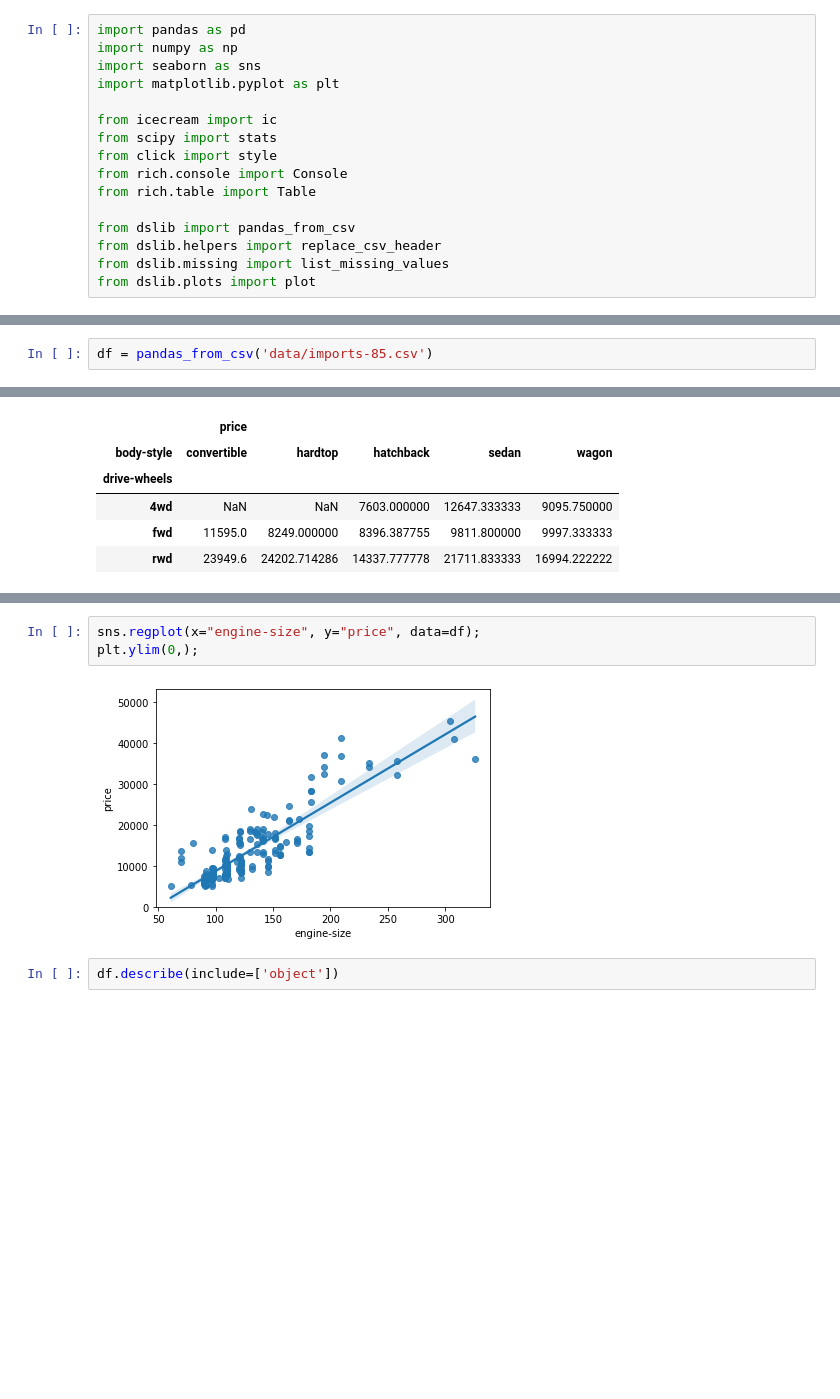
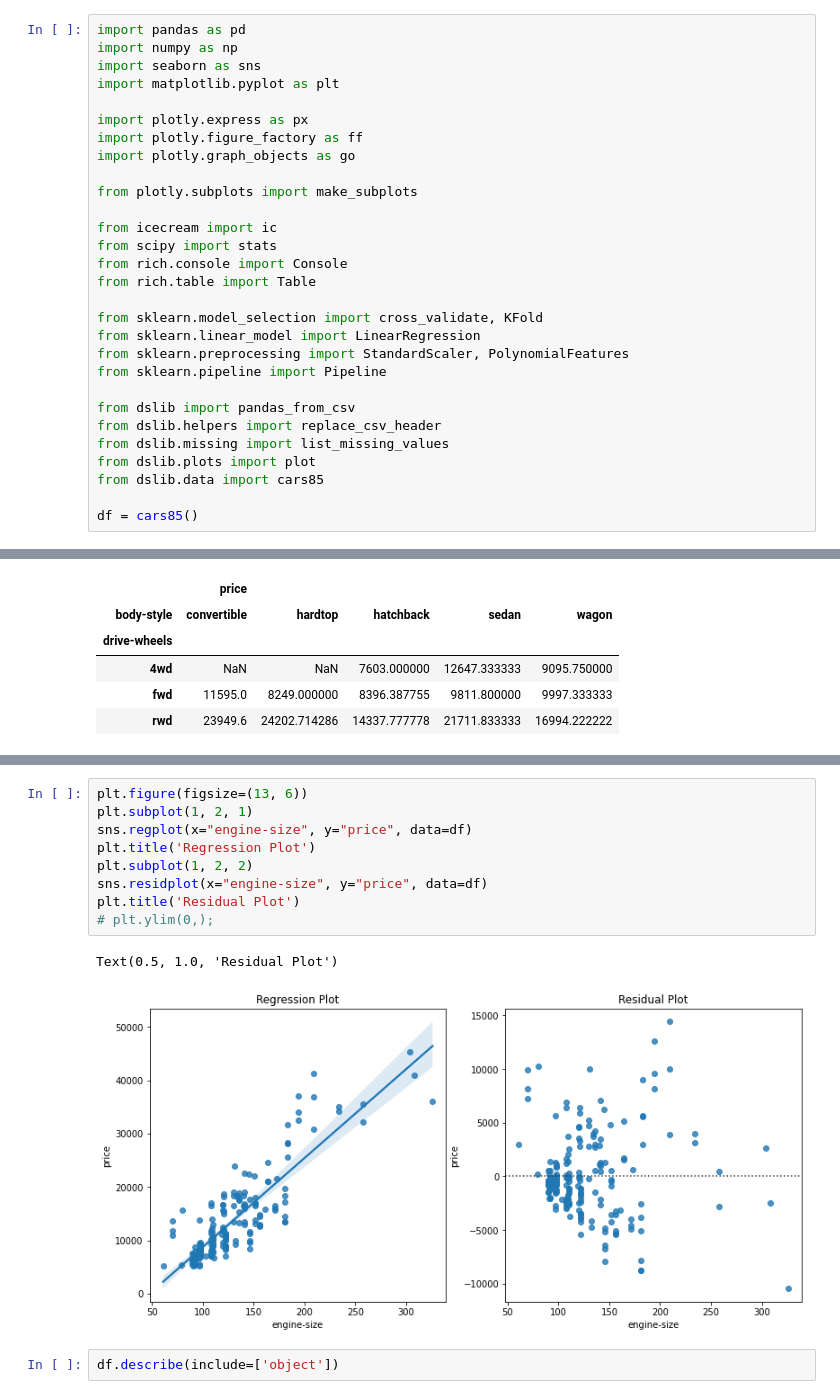
Before and after one commit to mjsmagalhaes/examples-datascience, a Jupyter notebook: course_ibm_data_analysis.ipynb, the cells around one changed output, grey strips where cells are left out. Drawn from its saved outputs; the diff is of its cells as text; blank space fills up the shorter version.

```diff
--- a/course_ibm_data_analysis.ipynb
+++ b/course_ibm_data_analysis.ipynb
@@ -18,16 +18,29 @@ import numpy as np
 import seaborn as sns
 import matplotlib.pyplot as plt
 
+import plotly.express as px
+import plotly.figure_factory as ff
+import plotly.graph_objects as go
+
+from plotly.subplots import make_subplots
+
 from icecream import ic
 from scipy import stats
-from click import style
 from rich.console import Console
 from rich.table import Table
+
+from sklearn.model_selection import cross_validate, KFold
+from sklearn.linear_model import LinearRegression
+from sklearn.preprocessing import StandardScaler, PolynomialFeatures
+from sklearn.pipeline import Pipeline
 
 from dslib import pandas_from_csv
 from dslib.helpers import replace_csv_header
 from dslib.missing import list_missing_values
 from dslib.plots import plot
+from dslib.data import cars85
+
+df = cars85()
 # %% [markdown]
 ## Importing Data
 # %% [markdown]
@@ -40,3 +50 @@ Loading the csv file created above
-# %%
-df = pandas_from_csv('data/imports-85.csv')
 # %%
@@ -185,11 +203,18 @@ df[['price', 'drive-wheels', 'body-style']].groupby(['drive-wheels', 'body-style
 plot().corr_heatmap(df)
 # %% [output]
 [interactive output not drawn]
-# %%
-sns.regplot(x="engine-size", y="price", data=df);
-plt.ylim(0,);
-# %% [output]
-[figure, removed]
+# %%
+plt.figure(figsize=(13, 6))
+plt.subplot(1, 2, 1)
+sns.regplot(x="engine-size", y="price", data=df)
+plt.title('Regression Plot')
+plt.subplot(1, 2, 2)
+sns.residplot(x="engine-size", y="price", data=df)
+plt.title('Residual Plot')
+# plt.ylim(0,);
+# %% [output]
+Text(0.5, 1.0, 'Residual Plot')
+[figure, added]
 # %%
 df.describe(include=['object'])
 # %% [output]
```
Also changed, not shown: parts of 17 cells of this notebook, 46 other files.
